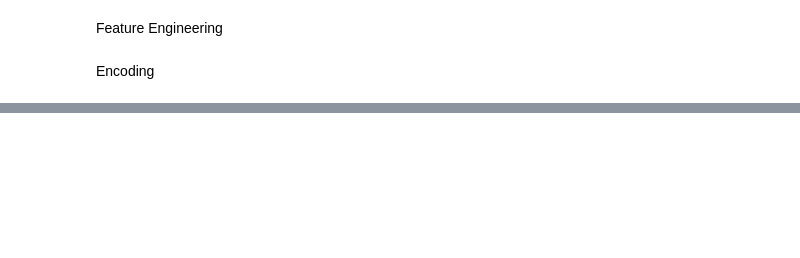
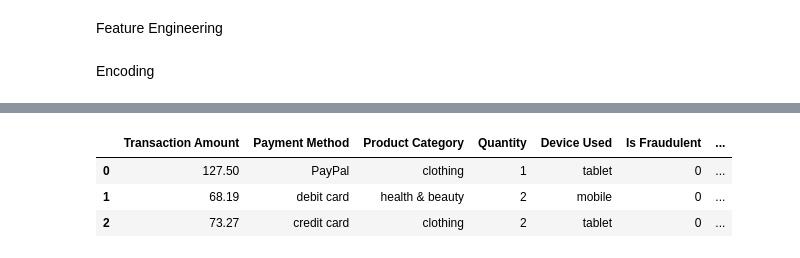
Before and after one commit to JamesCowans/fraud-analysis, a Jupyter notebook: Jupyter-Notebooks/Feature Engineering 2.ipynb, the cells around one changed output, grey strips where cells are left out. Saved outputs shown, nothing was run; the diff lists cells and outputs as text; code cells hidden in the pictures; blank space fills up the shorter version.

```diff
--- a/Jupyter-Notebooks/Feature Engineering 2.ipynb
+++ b/Jupyter-Notebooks/Feature Engineering 2.ipynb
@@ -266,8 +268,7 @@ def FeatEngineering_Numerical(df_feat_eng, column):
 # %% [markdown]
 Encoding
 # %%
-variables_engineering= ['Transaction Amount', 'Transaction Date', 'Payment Method', 'Product Category', 'Quantity',
-                        'Customer Location', 'Device Used', 'Shipping Address', 'Billing Address',
-                        'Is Fraudulent', 'Account Age Days', 'Transaction Hour']
+variables_engineering= ['Transaction Amount', 'Payment Method', 'Product Category', 'Quantity',
+                         'Device Used', 'Is Fraudulent', 'Account Age Days', 'Transaction Hour']
 
 variables_engineering
@@ -274,5 +284,12 @@ variables_engineering
 # %%
 df_engineering = TrainSet[variables_engineering].copy()
+categorical = df_engineering.select_dtypes(include=['object']).columns.tolist()
+categorical
 df_engineering.head(3)
+# %% [output]
+|  | Transaction Amount | Payment Method | Product Category | Quantity | Device Used | Is Fraudulent | ... |
+| 0 | 127.50 | PayPal | clothing | 1 | tablet | 0 | ... |
+| 1 | 68.19 | debit card | health & beauty | 2 | mobile | 0 | ... |
+| 2 | 73.27 | credit card | clothing | 2 | tablet | 0 | ... |
 # %%
 df_engineering = FeatureEngineeringAnalysis(df=df_engineering, analysis_type='ordinal_encoder')
```
Also changed, not shown: parts of 6 cells of this notebook, 2 other files.
